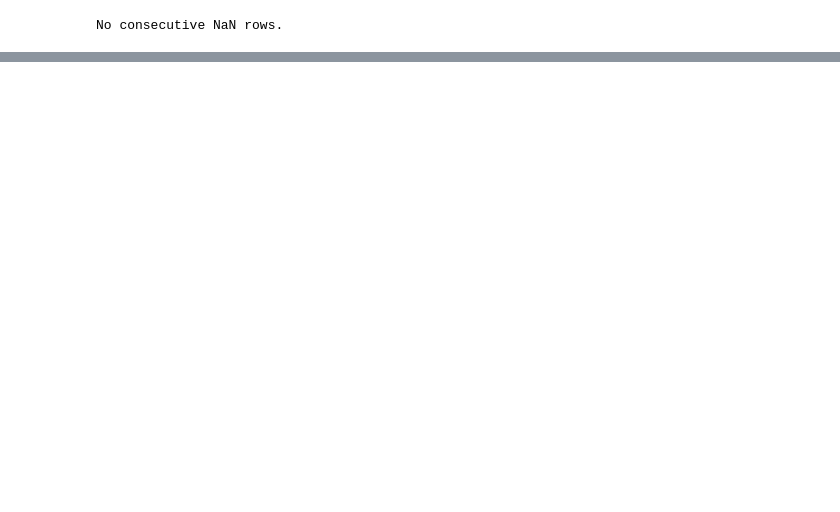
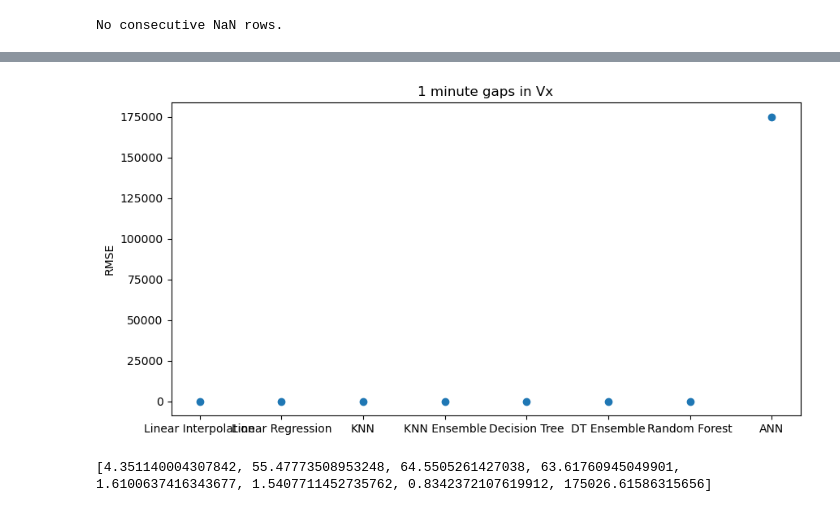
Before and after one commit to mikecoughlan/interpolation_methods, a Jupyter notebook: exploring_data.ipynb, the cells around one changed output, grey strips where cells are left out. Cells and saved outputs as stored; diff of their text form; code cells hidden in the pictures; blank space fills up the shorter version.

```diff
--- a/exploring_data.ipynb
+++ b/exploring_data.ipynb
@@ -72,0 +120,5 @@ No consecutive NaN rows.
+# %%
+# First is linear regression
+linear_reg = LinearRegression().fit(X_train, y_train)
+LR_test = linear_reg.predict(X_test)
+test_vx['linear_regression'] = LR_test
@@ -72,0 +223,20 @@ No consecutive NaN rows.
+# %%
+model = Sequential()						# initalizing the model
+
+model.add(Dense(100, activation='relu', input_shape=(ann_xtrain.shape[1],)))		# Adding dense layers with dropout in between
+model.add(Dropout(0.2))
+model.add(Dense(50, activation='relu'))
+model.add(Dropout(0.2))
+model.add(Dense(10, activation='relu'))
+model.add(Dropout(0.2))
+model.add(Dense(1))
+opt = tf.keras.optimizers.Adam(learning_rate=1e-3)		# learning rate that actually started producing good results
+model.compile(optimizer=opt, loss='mse')					# Ive read that cross entropy is good for this type of model
+early_stop = EarlyStopping(monitor='val_loss', mode='min', verbose=1, patience=10)		# early stop process prevents overfitting
+
+model.fit(ann_xtrain, ann_ytrain, validation_data=(ann_xval, ann_yval),
+					verbose=1, shuffle=True, epochs=500, callbacks=[early_stop], batch_size=1024)
+
+ann_test = model.predict(ann_xtest)
+
+test_vx['ANN'] = ann_test
@@ -72,0 +303,26 @@ No consecutive NaN rows.
+# %%
+error_list = []
+y_true = test_vx['real']
+error_list.append(np.sqrt(mean_squared_error(y_true, test_vx['linear_interp'])))
+error_list.append(np.sqrt(mean_squared_error(y_true, test_vx['linear_regression'])))
+error_list.append(np.sqrt(mean_squared_error(y_true, test_vx['knn'])))
+error_list.append(np.sqrt(mean_squared_error(y_true, test_vx['knn_ensamble'])))
+error_list.append(np.sqrt(mean_squared_error(y_true, test_vx['tree'])))
+error_list.append(np.sqrt(mean_squared_error(y_true, test_vx['tree_ensamble'])))
+error_list.append(np.sqrt(mean_squared_error(y_true, test_vx['forest'])))
+error_list.append(np.sqrt(mean_squared_error(y_true, test_vx['ANN'])))
+# %%
+fig = plt.figure(figsize=(10,5))
+x = [i for i in range(len(error_list))]
+x_labels = ['Linear Interpolation', 'Linear Regression', 'KNN', 'KNN Ensemble', 'Decision Tree', 'DT Ensemble', 'Random Forest', 'ANN']
+plt.scatter(x, error_list)
+plt.xticks(x, x_labels)
+plt.ylabel('RMSE')
+plt.title('1 minute gaps in Vx')
+plt.show()
+# %% [output]
+[figure, added]
+# %%
+print(error_list)
+# %% [output]
+[4.351140004307842, 55.47773508953248, 64.5505261427038, 63.61760945049901, 1.6100637416343677, 1.5407711452735762, 0.8342372107619912, 175026.61586315656]
```
Also changed, not shown: parts of 21 cells of this notebook.
